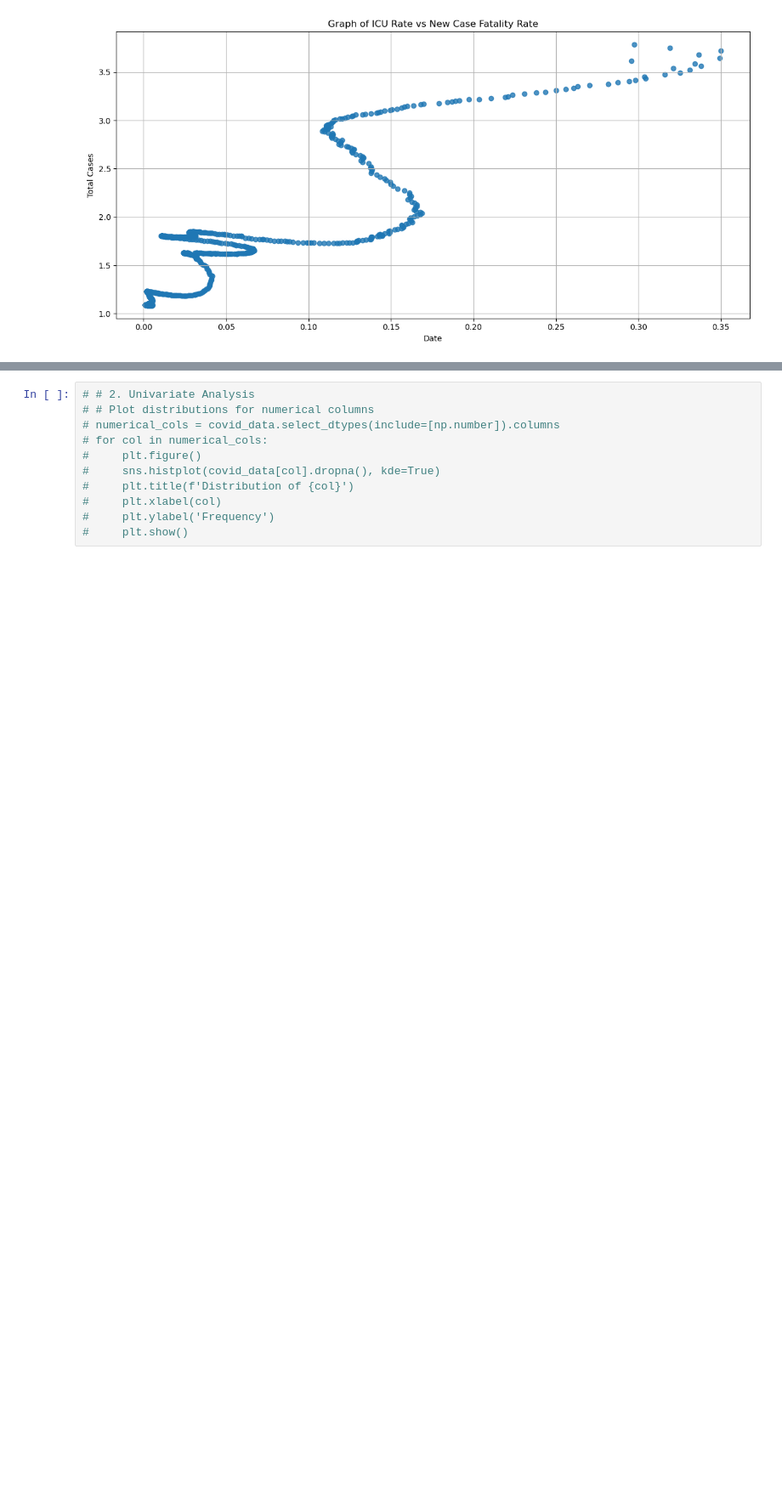
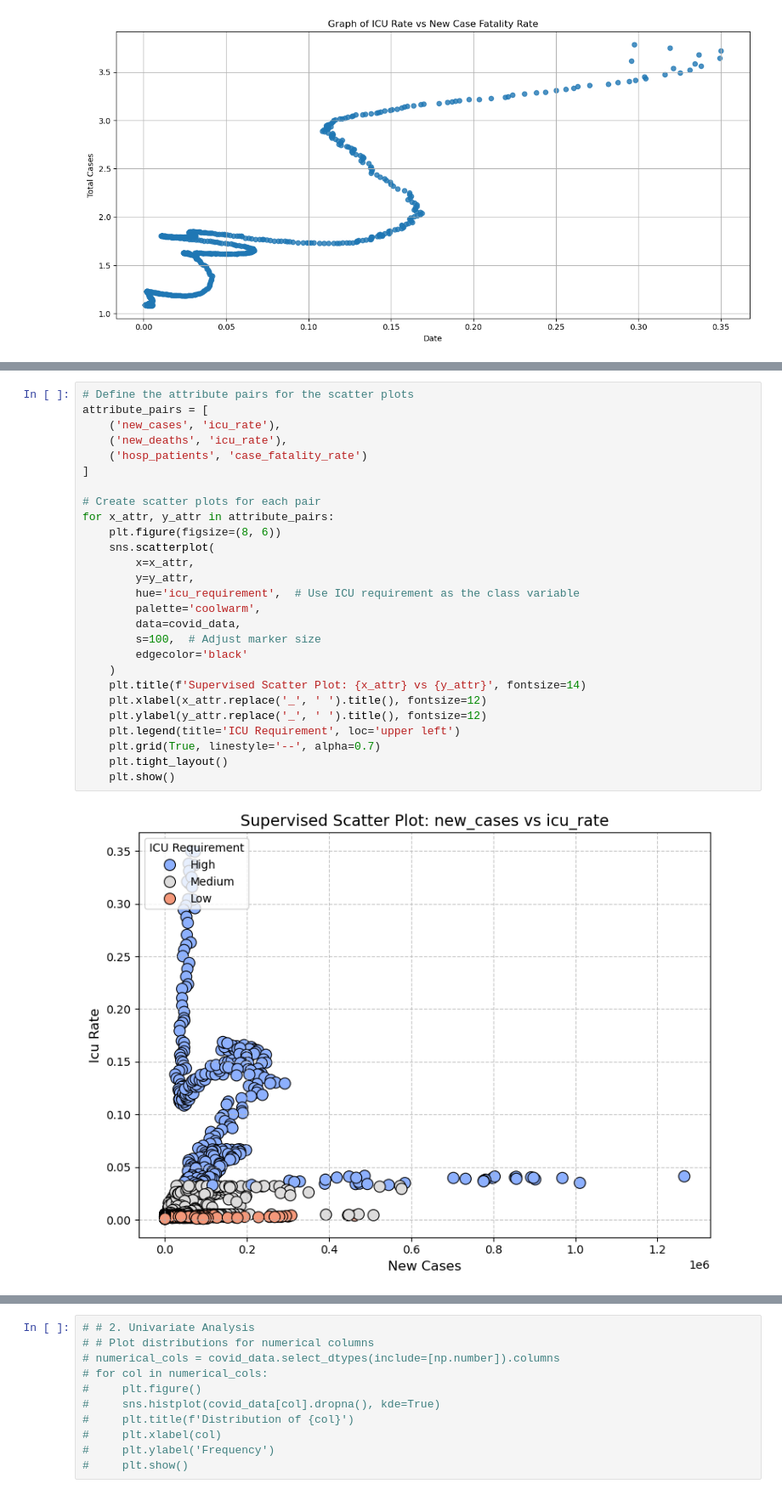
Before and after one commit to NomyNom/cosc3337_data_project, a Jupyter notebook: eda.ipynb, the cells around one changed output, grey strips where cells are left out. Shown at 85% size. Cells and saved outputs as stored; diff of their text form; blank space fills up the shorter version.

```diff
--- a/eda.ipynb
+++ b/eda.ipynb
@@ -220,0 +299,29 @@ plt.show()
+# %%
+# Define the attribute pairs for the scatter plots
+attribute_pairs = [
+    ('new_cases', 'icu_rate'),
+    ('new_deaths', 'icu_rate'),
+    ('hosp_patients', 'case_fatality_rate')
+]
+
+# Create scatter plots for each pair
+for x_attr, y_attr in attribute_pairs:
+    plt.figure(figsize=(8, 6))
+    sns.scatterplot(
+        x=x_attr,
+        y=y_attr,
+        hue='icu_requirement',  # Use ICU requirement as the class variable
+        palette='coolwarm',
+        data=covid_data,
+        s=100,  # Adjust marker size
+        edgecolor='black'
+    )
+    plt.title(f'Supervised Scatter Plot: {x_attr} vs {y_attr}', fontsize=14)
+    plt.xlabel(x_attr.replace('_', ' ').title(), fontsize=12)
+    plt.ylabel(y_attr.replace('_', ' ').title(), fontsize=12)
+    plt.legend(title='ICU Requirement', loc='upper left')
+    plt.grid(True, linestyle='--', alpha=0.7)
+    plt.tight_layout()
+    plt.show()
+# %% [output]
+[figure, added]
```
Also changed, not shown: parts of 3 cells of this notebook.
